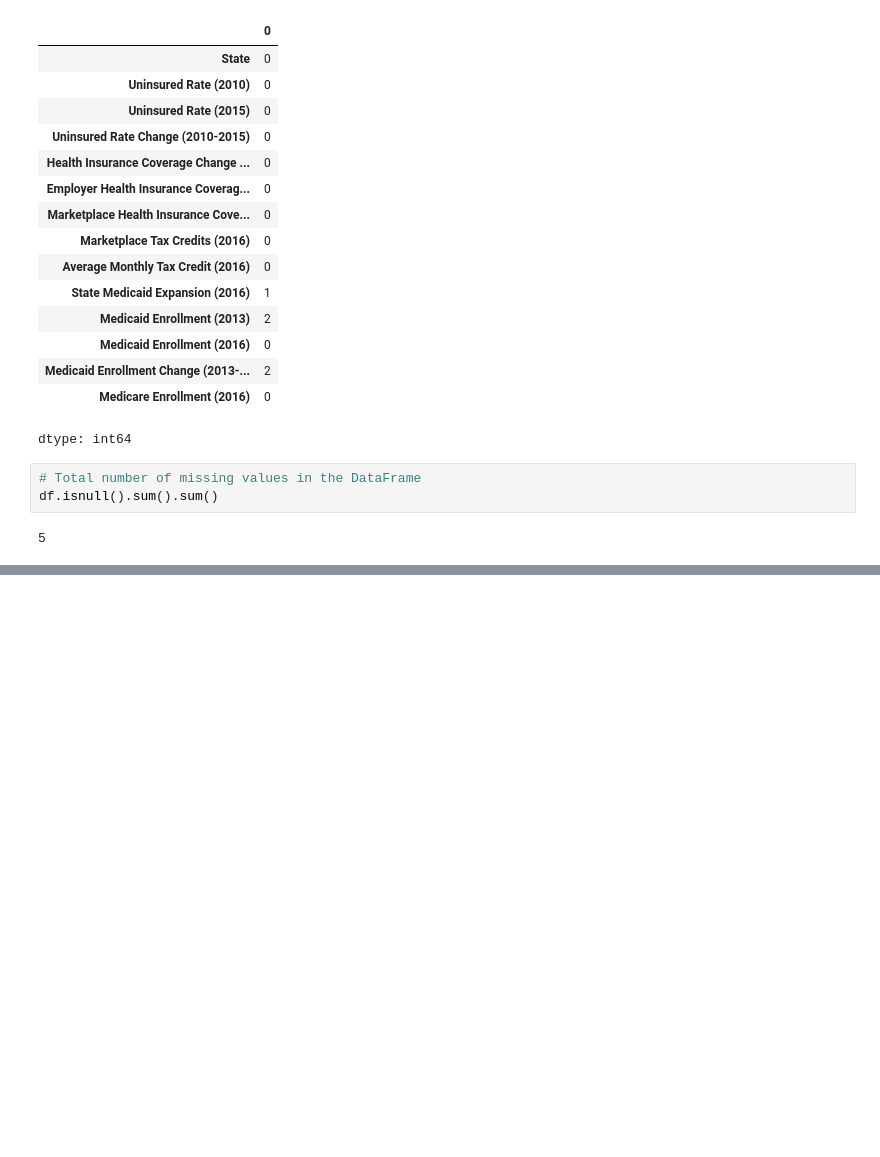
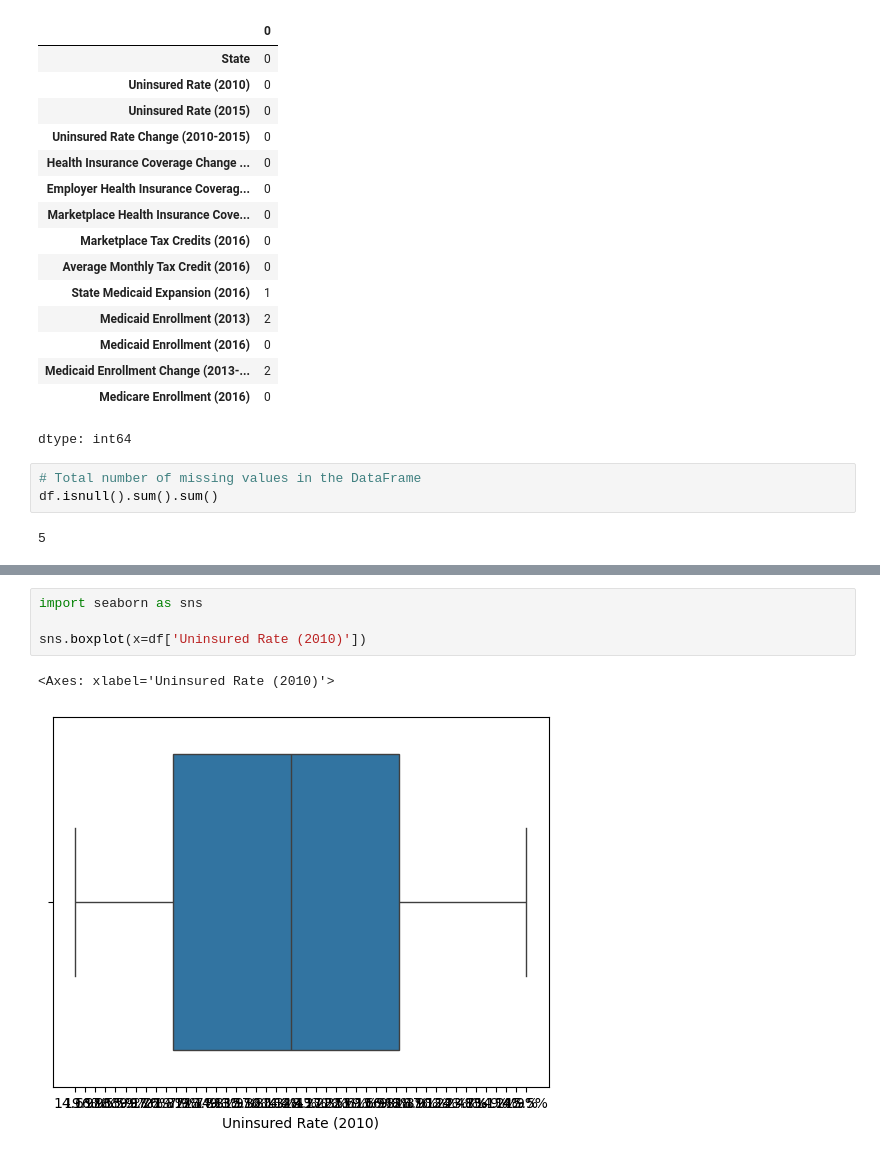
Before and after one commit to djames44/Group_4, a Jupyter notebook: Project_dtsc.ipynb, the cells around one changed output, grey strips where cells are left out. Drawn from its saved outputs; the diff is of its cells as text; blank space fills up the shorter version.

```diff
--- a/Project_dtsc.ipynb
+++ b/Project_dtsc.ipynb
@@ -93,3 +93,10 @@ df.describe()
 | 50% | 2.245000e+05 | 2.305500e+06 | 1.306725e+05 | 9.817550e+04 | ... |
 | 75% | 4.122500e+05 | 4.386500e+06 | 2.260822e+05 | 1.936845e+05 | ... |
 | max | 1.930400e+07 | 1.722920e+08 | 1.108133e+07 | 9.389609e+06 | ... |
+# %%
+import seaborn as sns
+
+sns.boxplot(x=df['Uninsured Rate (2010)'])
+# %% [output]
+<Axes: xlabel='Uninsured Rate (2010)'>
+[figure, added]
```
Also changed, not shown: parts of 1 cell of this notebook.
